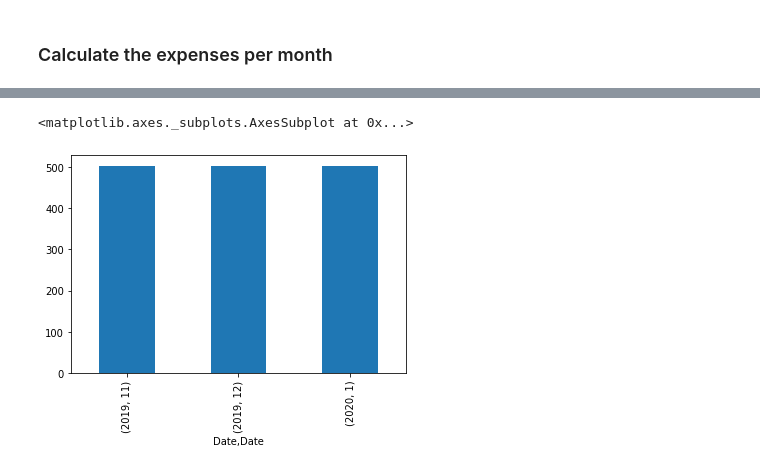
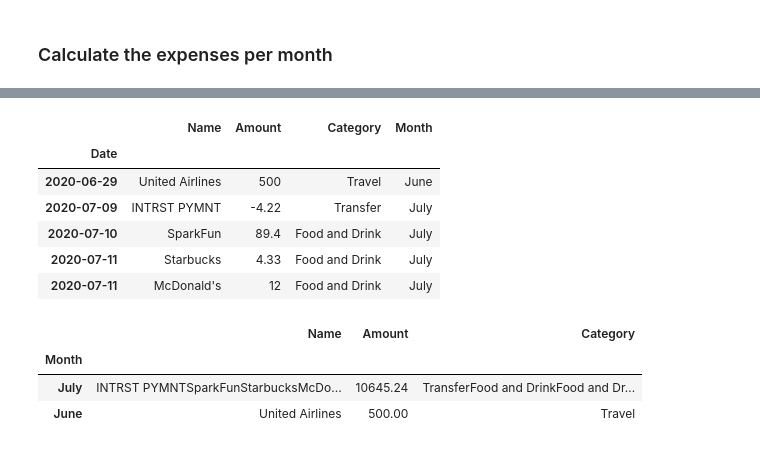
Before and after one commit to jaimebunay/api_homework, a Jupyter notebook: account_summary.ipynb, the cells around one changed output, grey strips where cells are left out. Saved outputs shown, nothing was run; the diff lists cells and outputs as text; code cells hidden in the pictures.

```diff
--- a/account_summary.ipynb
+++ b/account_summary.ipynb
@@ -210,5 +315,22 @@ expenses = monthly_expenses['Amount'].abs()
-# %%
-expenses.groupby([expenses.index.year, expenses.index.month]).sum().plot.bar()
-# %% [output]
-<matplotlib.axes._subplots.AxesSubplot at 0x...>
-[figure, removed]
+# %%
+# Use the reference below to change month number into names
+#https://stackoverflow.com/questions/6557553/get-month-name-from-number
+import calendar
+
+transactions_df['Month'] = transactions_df.Month.apply(lambda x: calendar.month_name[x])
+transactions_df.head()
+# %% [output]
+|  | Name | Amount | Category | Month |
+| Date |  |  |  |  |
+| 2020-06-29 | United Airlines | 500 | Travel | June |
+| 2020-07-09 | INTRST PYMNT | -4.22 | Transfer | July |
+| 2020-07-10 | SparkFun | 89.4 | Food and Drink | July |
+| 2020-07-11 | Starbucks | 4.33 | Food and Drink | July |
+| 2020-07-11 | McDonald's | 12 | Food and Drink | July |
+# %%
+transactions_df.groupby(by='Month').sum()
+# %% [output]
+|  | Name | Amount | Category |
+| Month |  |  |  |
+| July | INTRST PYMNTSparkFunStarbucksMcDo... | 10645.24 | TransferFood and DrinkFood and Dr... |
+| June | United Airlines | 500.00 | Travel |
```
Also changed, not shown: parts of 30 cells of this notebook, 1 other file.
